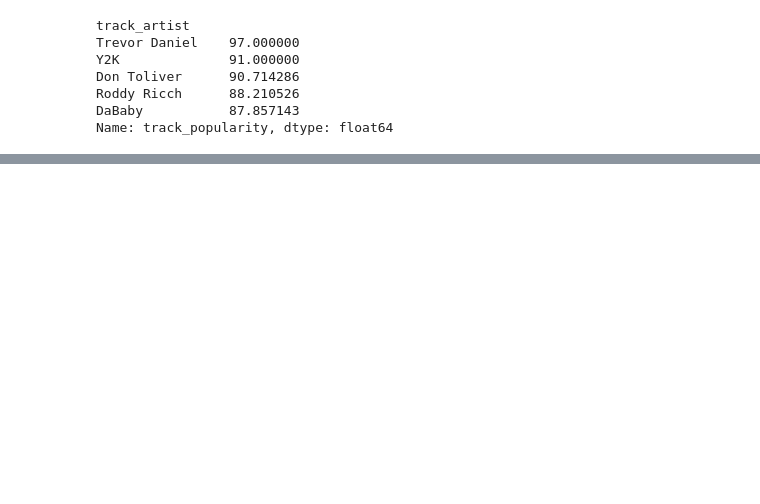
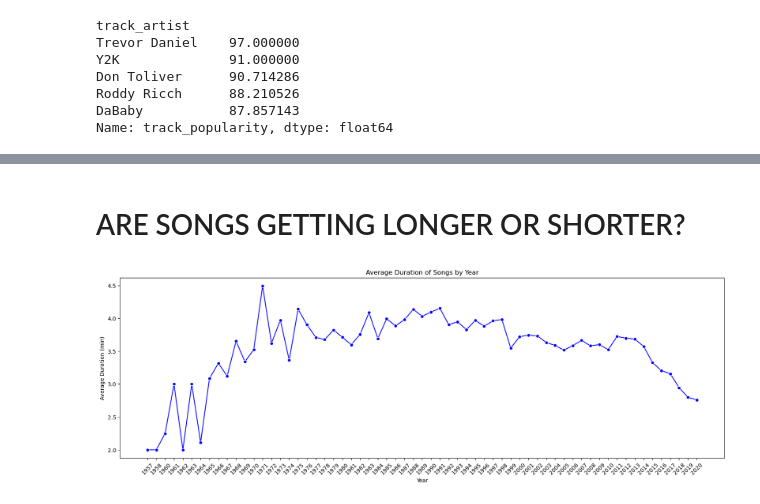
Before and after one commit to Yassin-Meliane/archive-2-, a Jupyter notebook: fact_spotify.ipynb, the cells around one changed output, grey strips where cells are left out. Cells and saved outputs as stored; diff of their text form; code cells hidden in the pictures; blank space fills up the shorter version.

```diff
--- a/fact_spotify.ipynb
+++ b/fact_spotify.ipynb
@@ -58,17 +50,0 @@ plt.show()
-# %%
-
-
-# Try to convert to datetime, if not possible, fill with NaN
-
-# Extract the year from the release date
-
-
-# Plot average duration by year
-average_duration_by_year = df.groupby('track_album_release_date')['duration_min'].mean()
-
-plt.figure(figsize=(12, 6))
-sns.lineplot(x=average_duration_by_year.index, y=average_duration_by_year.values, marker='o', color='blue')
-plt.title('Average Duration of Songs by Year')
-plt.xlabel('Year')
-plt.ylabel('Average Duration (min)')
-plt.show()
@@ -116,0 +106,18 @@ plt.show()
+# %% [markdown]
+# ARE SONGS GETTING LONGER OR SHORTER?
+# %%
+
+# Plotting
+plt.figure(figsize=(20, 6))
+sns.lineplot(x=average_duration_by_year.index, y=average_duration_by_year.values, marker='o', color='blue')
+
+plt.title('Average Duration of Songs by Year')
+plt.xlabel('Year')
+plt.ylabel('Average Duration (min)')
+
+# Rotating x-axis ticks diagonally for better visibility
+plt.xticks(rotation=45)
+
+plt.show()
+# %% [output]
+[figure, added]
```
Also changed, not shown: parts of 9 cells of this notebook, 1 other file.
